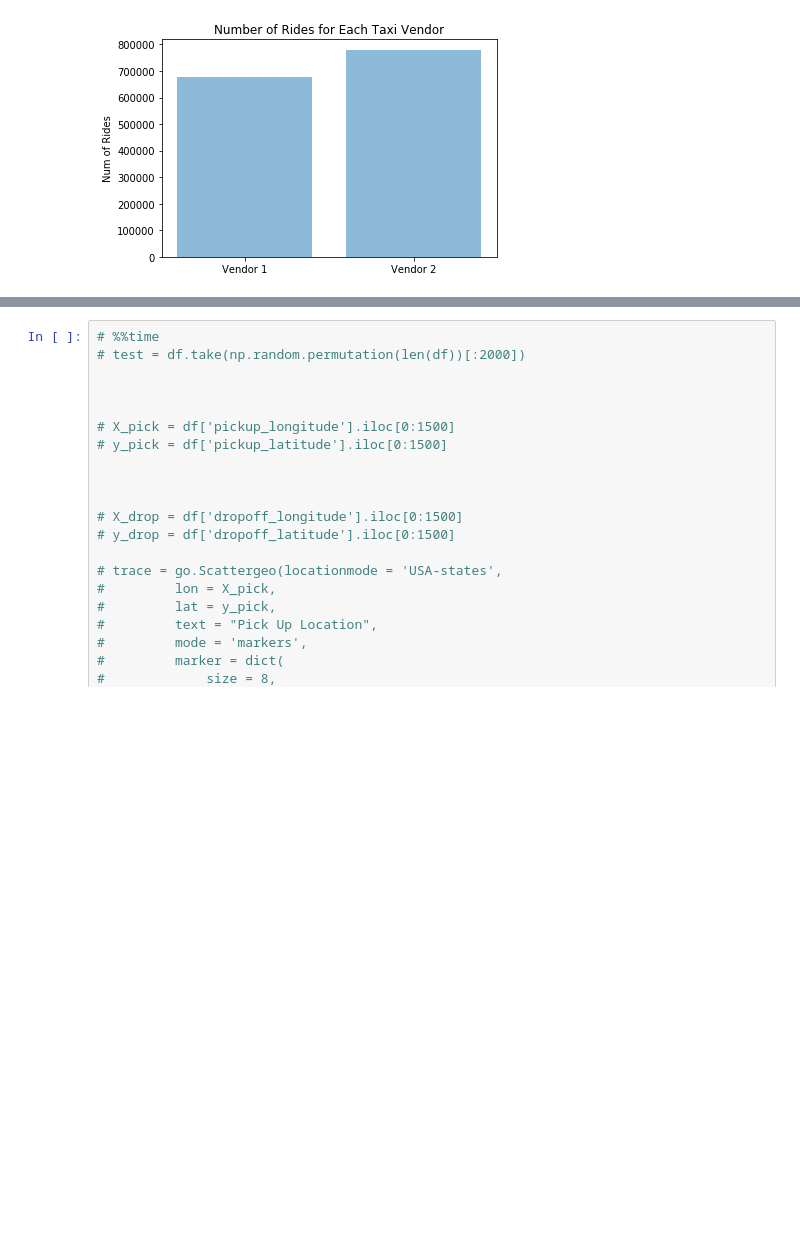
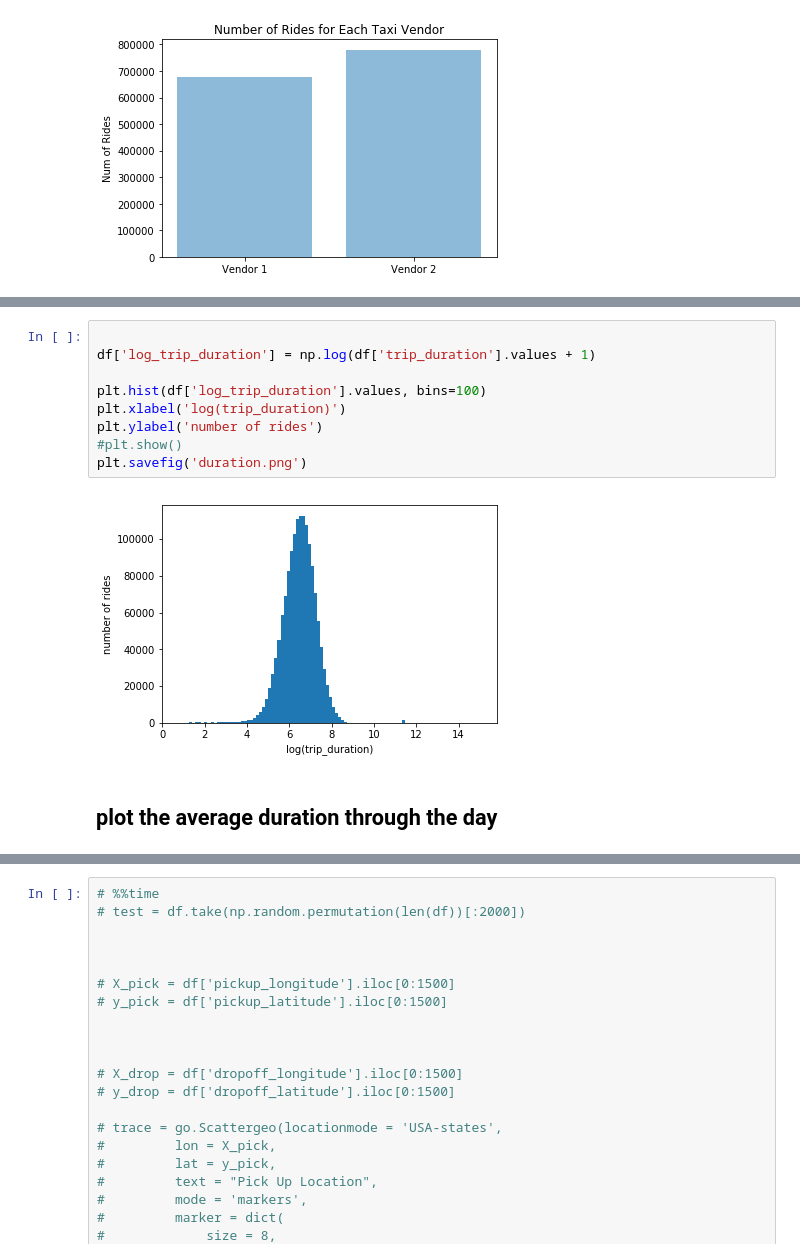
Before and after one commit to zhang1995/datascience, a Jupyter notebook: Taxi_duration_project.ipynb, the cells around one changed output, grey strips where cells are left out. Drawn from its saved outputs; the diff is of its cells as text; blank space fills up the shorter version.

```diff
--- a/Taxi_duration_project.ipynb
+++ b/Taxi_duration_project.ipynb
@@ -110,0 +187,13 @@ plt.show()
+# %%
+
+df['log_trip_duration'] = np.log(df['trip_duration'].values + 1)
+
+plt.hist(df['log_trip_duration'].values, bins=100)
+plt.xlabel('log(trip_duration)')
+plt.ylabel('number of rides')
+#plt.show()
+plt.savefig('duration.png')
+# %% [output]
+[figure, added]
+# %% [markdown]
+## plot the average duration through the day
```
Also changed, not shown: parts of 49 cells of this notebook.
